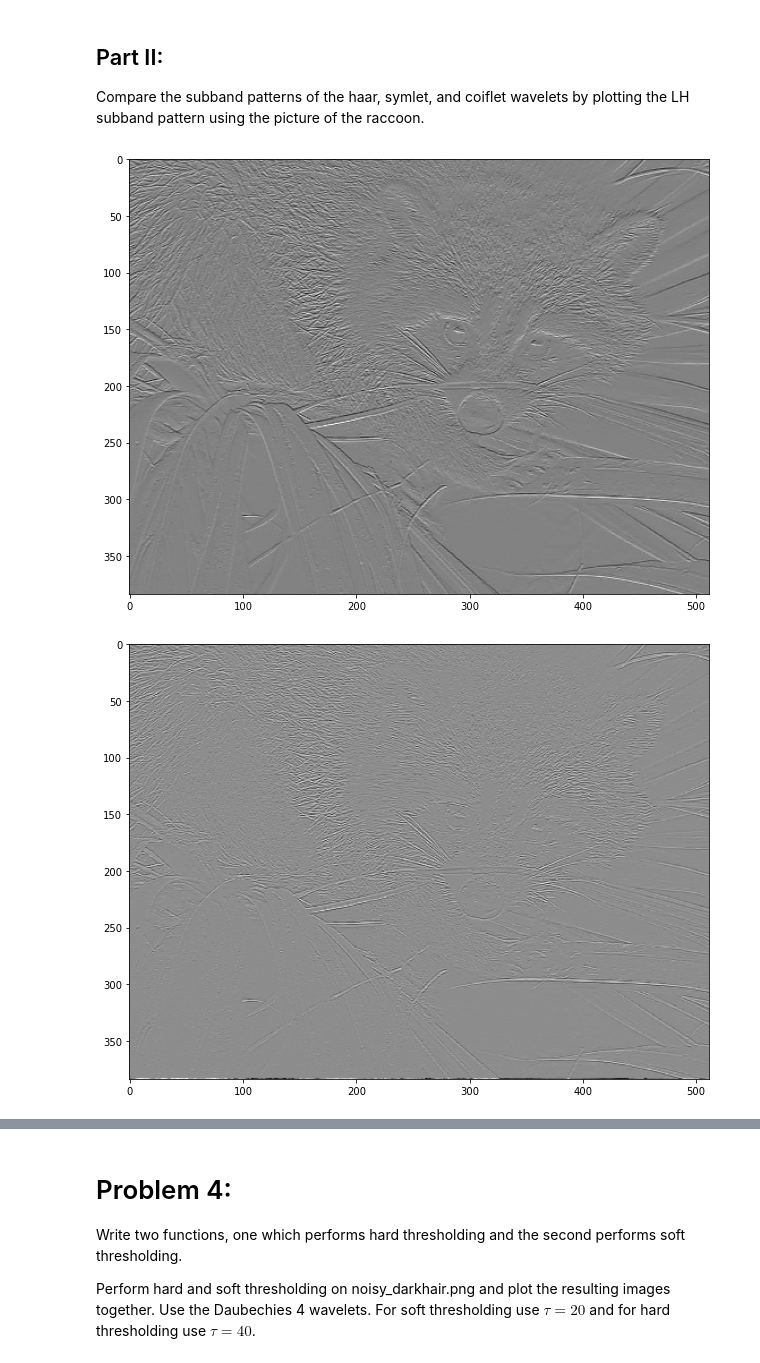
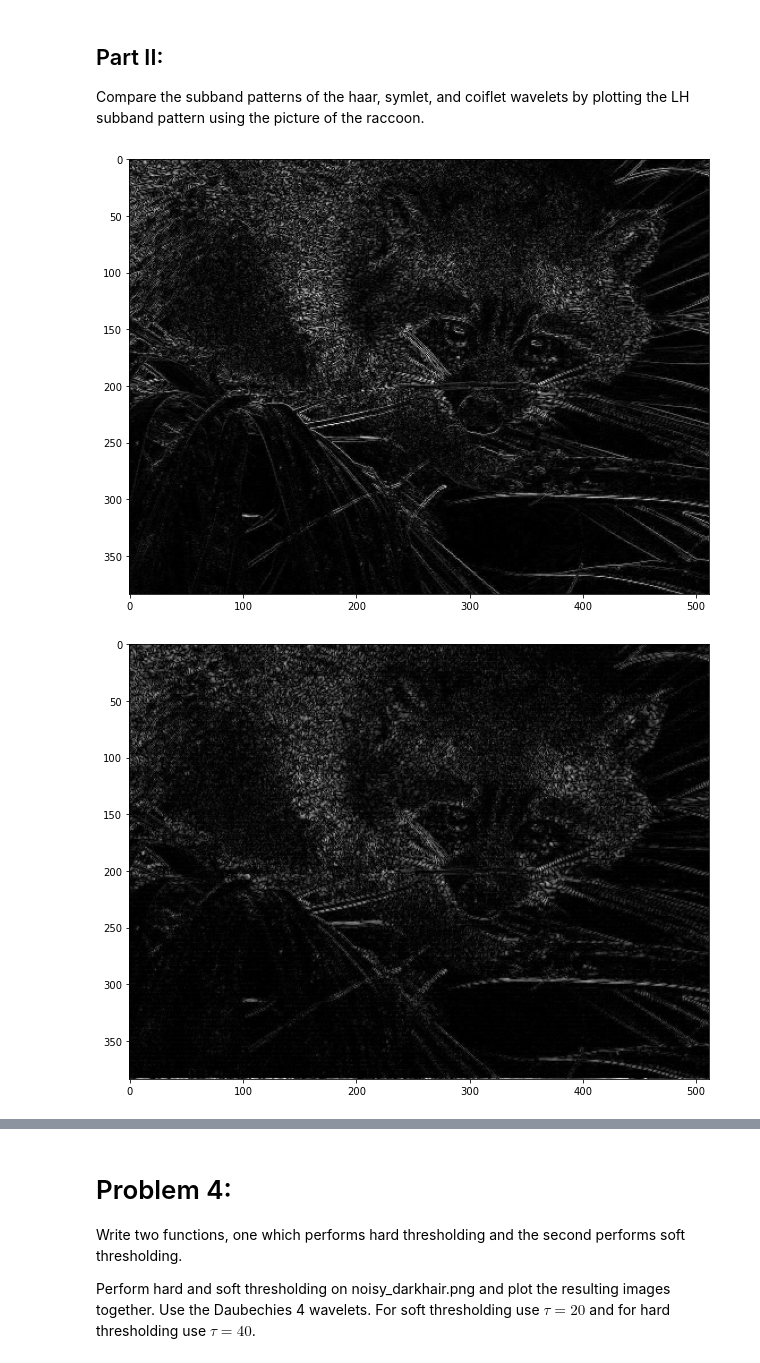
Before and after one commit to acjo/algorithims_optimization, a Jupyter notebook: Wavelets/wavelets.ipynb, the cells around one changed output, grey strips where cells are left out. Saved outputs shown, nothing was run; the diff lists cells and outputs as text; code cells hidden in the pictures.

```diff
--- a/Wavelets/wavelets.ipynb
+++ b/Wavelets/wavelets.ipynb
@@ -140,17 +140,17 @@ Compare the subband patterns of the haar, symlet, and coiflet wavelets by plotti
 # %%
 # Plot LH (after 1 level of decomposition) using the Haar wavelet.
 lw_H = pywt.dwt2(racoon, 'haar', mode='per')
-plt.imshow(lw_H[1][0], cmap='gray')
+plt.imshow(np.abs(lw_H[1][0]), cmap='gray')
 plt.show()
 # %% [output]
-[figure, old version]
+[figure, new version]
 # %%
 # Plot LH (after 1 level of decomposition) using the Symlet wavelet.
 lw_S = pywt.dwt2(racoon, 'sym2', mode='per')
-plt.imshow(lw_S[1][0], cmap='gray')
+plt.imshow(np.abs(lw_S[1][0]), cmap='gray')
 plt.show()
 # %% [output]
-[figure, old version]
+[figure, new version]
 # %%
 # Plot LH (after 1 level of decomposition) using the Coiflet wavelet.
 lw_C = pywt.dwt2(racoon, 'coif1', mode='per')
```
Also changed, not shown: parts of 3 cells of this notebook.
